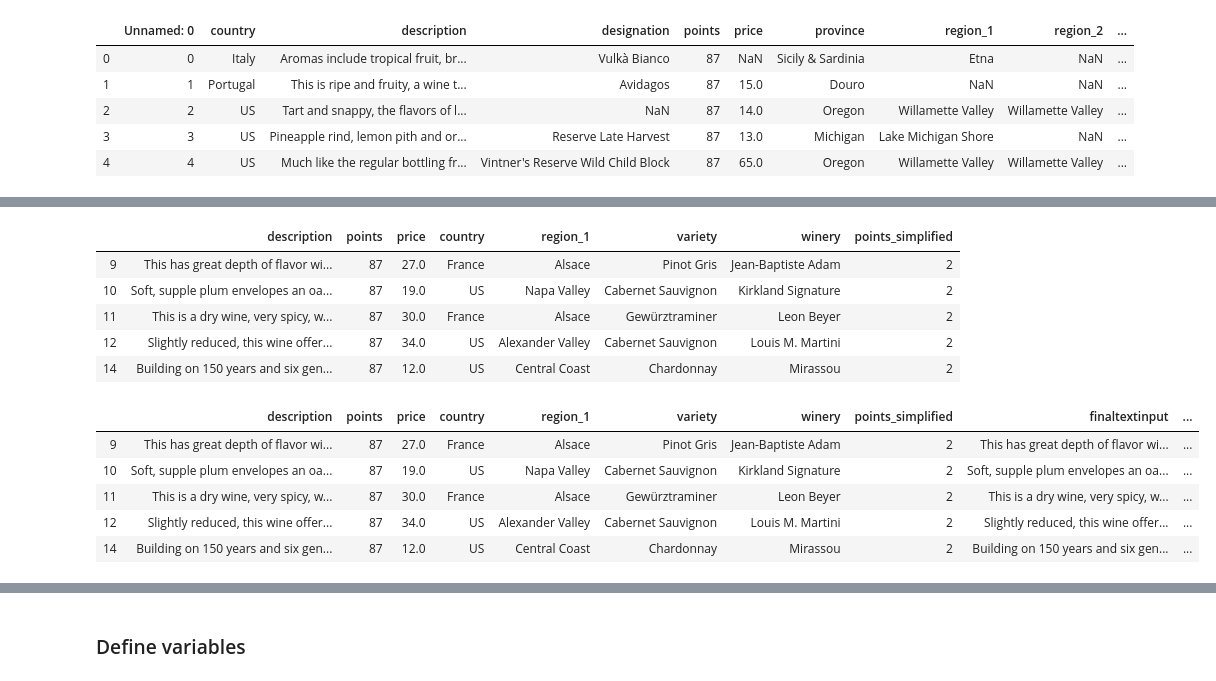
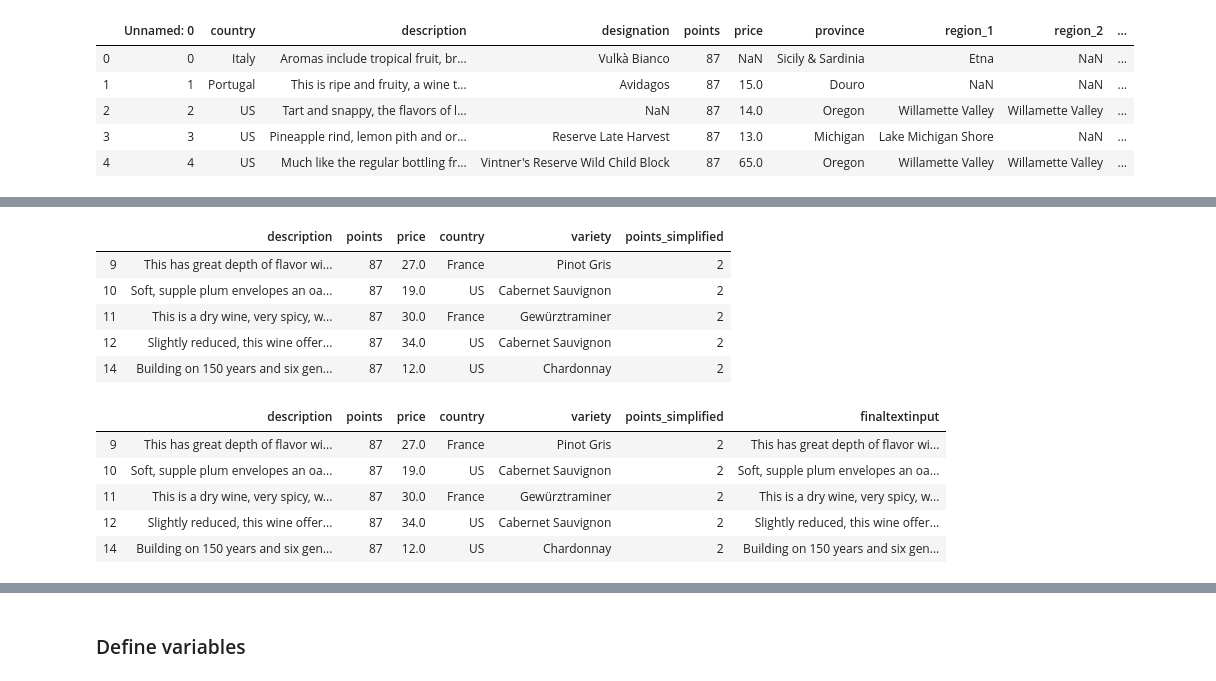
Before and after one commit to Dan-Bruen/WIne-Predictions, a Jupyter notebook: Random forest classifier w predictor-Copy1.ipynb, the cells around one changed output, grey strips where cells are left out. Cells and saved outputs as stored; diff of their text form; code cells hidden in the pictures.

Commit message:
with variety as feature in rfc

```diff
--- a/Random forest classifier w predictor-Copy1.ipynb
+++ b/Random forest classifier w predictor-Copy1.ipynb
@@ -22,7 +43,9 @@ parsed_data = df1[df1.duplicated('description', keep=False)].copy()
 # %%
-parsed_data.dropna(subset=['description', 'points', 'price', 'country', "region_1", "variety", "winery"], inplace=True)
+parsed_data.dropna(subset=['description', 'points', 'price', 'country', "variety"], inplace=True)
+# parsed_data.dropna(subset=['description', 'points', 'price', 'country', "region_1", "variety", "winery"], inplace=True)
 # %%
-df2 = parsed_data[['description','points','price', 'country', "region_1", "variety", "winery"]]
+df2 = parsed_data[['description','points','price', 'country', "variety"]]
+# df2 = parsed_data[['description','points','price', 'country', "region_1", "variety", "winery"]]
 df2.info()
 df2.head()
 # %% [output]
@@ -72,24 +123,24 @@ def transform_points_simplified(points):
 df2 = df2.assign(points_simplified = df2['points'].apply(transform_points_simplified))
 df2.head()
 # %% [output]
-|  | description | points | price | country | region_1 | variety | winery | points_simplified |
-| 9 | This has great depth of flavor wi... | 87 | 27.0 | France | Alsace | Pinot Gris | Jean-Baptiste Adam | 2 |
-| 10 | Soft, supple plum envelopes an oa... | 87 | 19.0 | US | Napa Valley | Cabernet Sauvignon | Kirkland Signature | 2 |
-| 11 | This is a dry wine, very spicy, w... | 87 | 30.0 | France | Alsace | Gewürztraminer | Leon Beyer | 2 |
-| 12 | Slightly reduced, this wine offer... | 87 | 34.0 | US | Alexander Valley | Cabernet Sauvignon | Louis M. Martini | 2 |
-| 14 | Building on 150 years and six gen... | 87 | 12.0 | US | Central Coast | Chardonnay | Mirassou | 2 |
+|  | description | points | price | country | variety | points_simplified |
+| 9 | This has great depth of flavor wi... | 87 | 27.0 | France | Pinot Gris | 2 |
+| 10 | Soft, supple plum envelopes an oa... | 87 | 19.0 | US | Cabernet Sauvignon | 2 |
+| 11 | This is a dry wine, very spicy, w... | 87 | 30.0 | France | Gewürztraminer | 2 |
+| 12 | Slightly reduced, this wine offer... | 87 | 34.0 | US | Cabernet Sauvignon | 2 |
+| 14 | Building on 150 years and six gen... | 87 | 12.0 | US | Chardonnay | 2 |
 # %%
-df2['finaltextinput'] = df2['description'] + ' ' + df2['country']
-df2["finaltextinput2"] = df2["description"]+ " " +df2["country"]+ " " +df2["region_1"]+ " " +df2["variety"]+ " " +df2["winery"]
+df2['finaltextinput'] = df2['description'] + ' ' + df2['country'] + ' ' + df2['variety']
+# df2["finaltextinput2"] = df2["description"]+ " " +df2["country"]+ " " +df2["region_1"]+ " " +df2["variety"]+ " " +df2["winery"]
 df2.head()
 # df2.iloc[0,5]
 # %% [output]
-|  | description | points | price | country | region_1 | variety | winery | points_simplified | finaltextinput | ... |
-| 9 | This has great depth of flavor wi... | 87 | 27.0 | France | Alsace | Pinot Gris | Jean-Baptiste Adam | 2 | This has great depth of flavor wi... | ... |
-| 10 | Soft, supple plum envelopes an oa... | 87 | 19.0 | US | Napa Valley | Cabernet Sauvignon | Kirkland Signature | 2 | Soft, supple plum envelopes an oa... | ... |
-| 11 | This is a dry wine, very spicy, w... | 87 | 30.0 | France | Alsace | Gewürztraminer | Leon Beyer | 2 | This is a dry wine, very spicy, w... | ... |
-| 12 | Slightly reduced, this wine offer... | 87 | 34.0 | US | Alexander Valley | Cabernet Sauvignon | Louis M. Martini | 2 | Slightly reduced, this wine offer... | ... |
-| 14 | Building on 150 years and six gen... | 87 | 12.0 | US | Central Coast | Chardonnay | Mirassou | 2 | Building on 150 years and six gen... | ... |
+|  | description | points | price | country | variety | points_simplified | finaltextinput |
+| 9 | This has great depth of flavor wi... | 87 | 27.0 | France | Pinot Gris | 2 | This has great depth of flavor wi... |
+| 10 | Soft, supple plum envelopes an oa... | 87 | 19.0 | US | Cabernet Sauvignon | 2 | Soft, supple plum envelopes an oa... |
+| 11 | This is a dry wine, very spicy, w... | 87 | 30.0 | France | Gewürztraminer | 2 | This is a dry wine, very spicy, w... |
+| 12 | Slightly reduced, this wine offer... | 87 | 34.0 | US | Cabernet Sauvignon | 2 | Slightly reduced, this wine offer... |
+| 14 | Building on 150 years and six gen... | 87 | 12.0 | US | Chardonnay | 2 | Building on 150 years and six gen... |
 # %%
 # Convert df2 to a sqlite database for reference
 from sqlalchemy import create_engine
```
Also changed, not shown: parts of 27 cells of this notebook, 8 other files.
